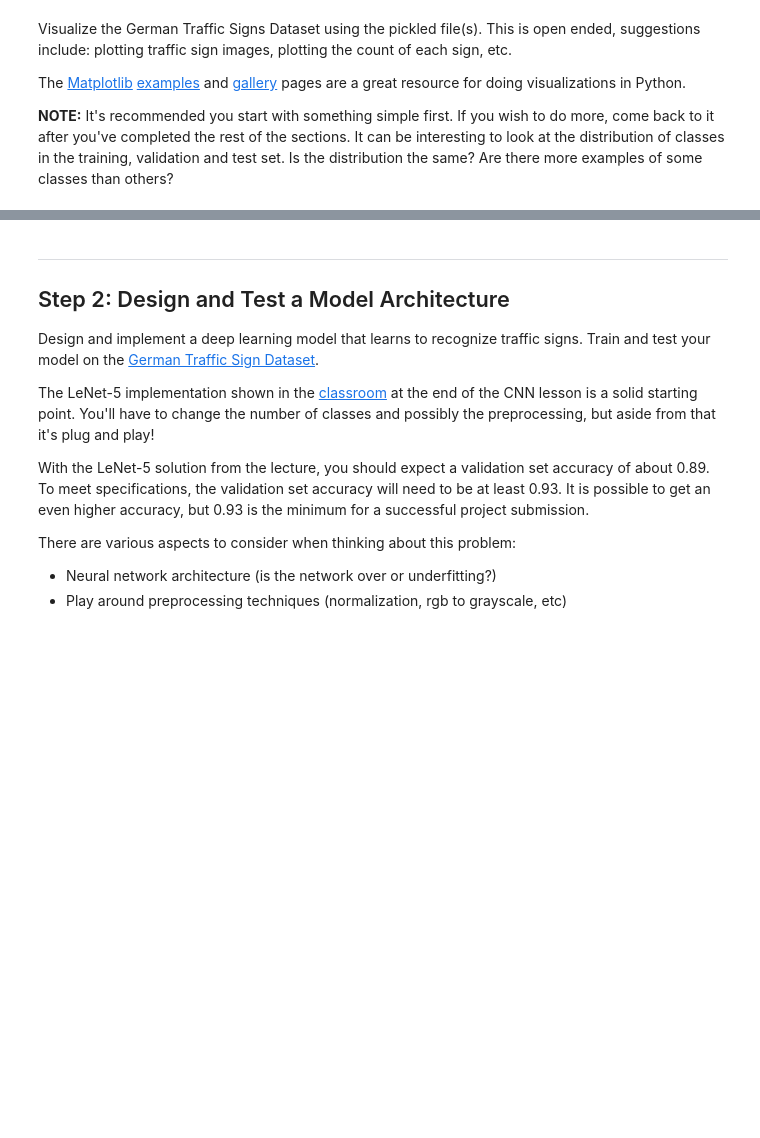
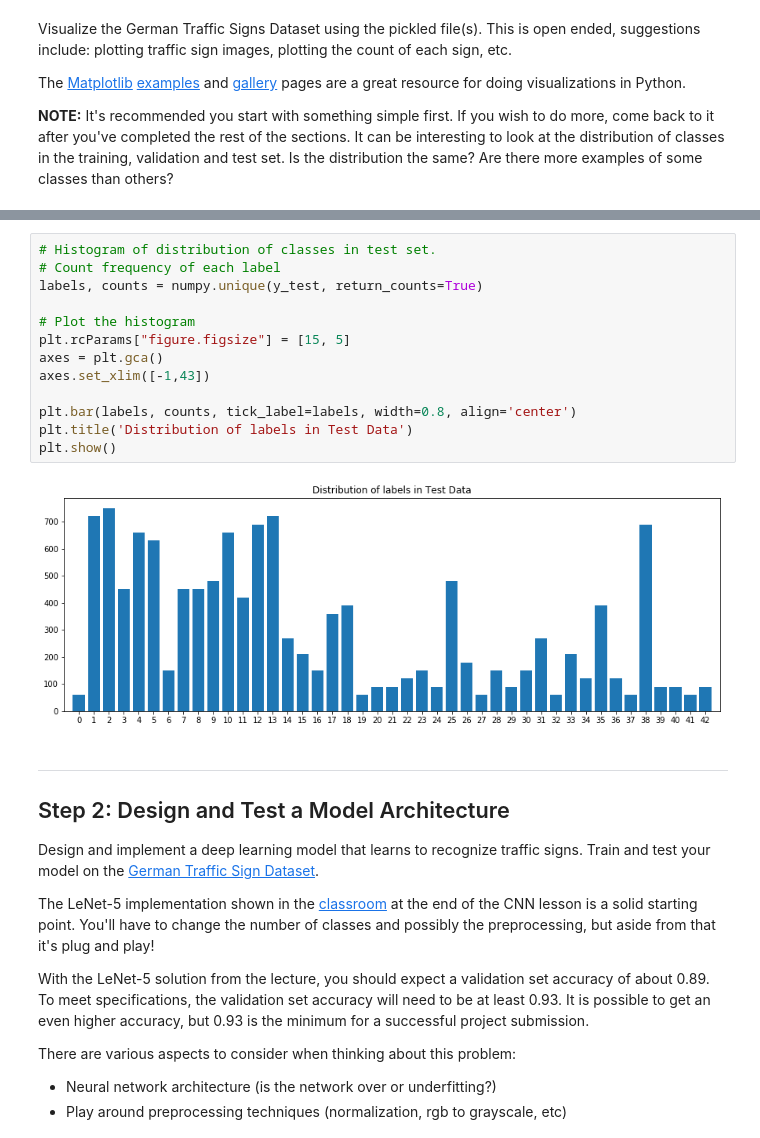
Before and after one commit to hackintoshrao/german-traffic-sign-classify, a Jupyter notebook: Traffic_Sign_Classifier.ipynb, the cells around one changed output, grey strips where cells are left out. Saved outputs shown, nothing was run; the diff lists cells and outputs as text; blank space fills up the shorter version.

```diff
--- a/Traffic_Sign_Classifier.ipynb
+++ b/Traffic_Sign_Classifier.ipynb
@@ -109,3 +138,18 @@ print(y_train[10])
+# %%
+# Histogram of distribution of classes in test set.
+# Count frequency of each label
+labels, counts = numpy.unique(y_test, return_counts=True)
+
+# Plot the histogram
+plt.rcParams["figure.figsize"] = [15, 5]
+axes = plt.gca()
+axes.set_xlim([-1,43])
+
+plt.bar(labels, counts, tick_label=labels, width=0.8, align='center')
+plt.title('Distribution of labels in Test Data')
+plt.show()
+# %% [output]
+[figure, added]
 # %% [markdown]
 ----
 
```
Also changed, not shown: parts of 9 cells of this notebook, 6 other files.
